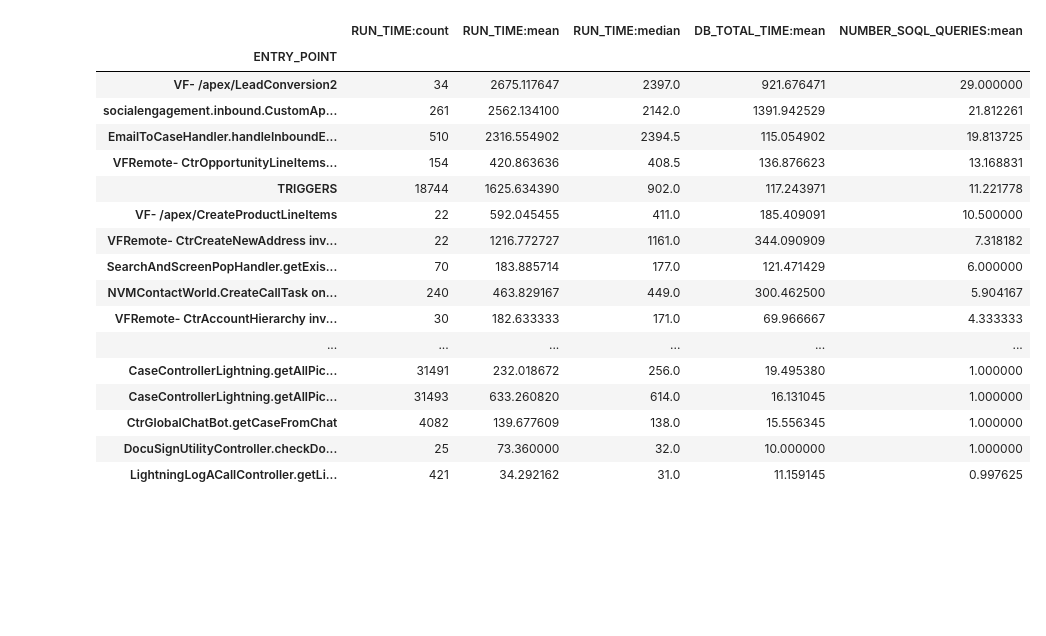
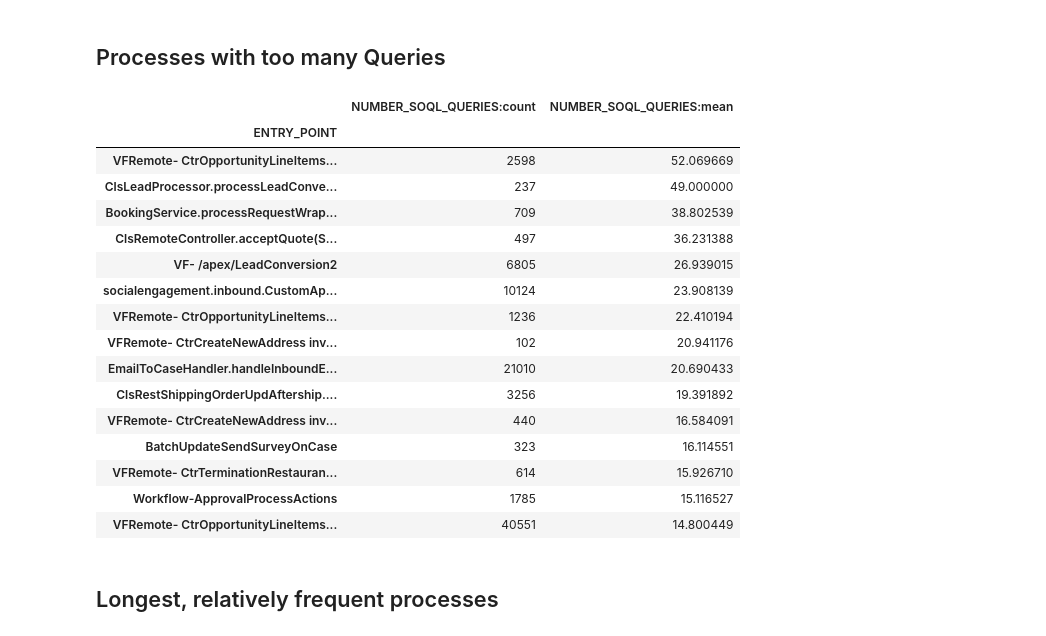
Before and after one commit to PeterTempflidh/monitoring-notbooks, a Jupyter notebook: analytics1_ApexExecution.ipynb, the cells around one changed output. Cells and saved outputs as stored; diff of their text form; code cells hidden in the pictures; blank space fills up the shorter version.

```diff
--- a/analytics1_ApexExecution.ipynb
+++ b/analytics1_ApexExecution.ipynb
@@ -15,3 +3,5 @@ apexdf.head()
+# %%
+apexdf = pd.read_csv('/Users/p.tempfli/prog/event-monitor-logfetch/data/0AT1r000008VLV8GAO.data.txt')
 # %%
 NUM_COLS = ['RUN_TIME', 'CPU_TIME', 'DB_TOTAL_TIME', 'NUMBER_SOQL_QUERIES', 'CALLOUT_TIME']
 apexdf[NUM_COLS].mean()
@@ -31,6 +31,11 @@ DB_TOTAL_TIME          35.0
 NUMBER_SOQL_QUERIES     2.0
 CALLOUT_TIME            0.0
 dtype: float64
+# %%
+def flatten(agg):
+    combi_cols = [col + ':' + fun for (col, fun) in  agg.columns]
+    combi_cols
+    agg.columns = combi_cols
 # %% [markdown]
 # Entry point stats
 
@@ -70,22 +97,28 @@ agg.sort_values(by='RUN_TIME:count', ascending=False)[0:40]
+# %% [markdown]
+## Processes with too many Queries
 # %%
-myagg = agg[agg['RUN_TIME:count'] > 20]
-myagg.sort_values(by='NUMBER_SOQL_QUERIES:mean', ascending=False)[0:40]
+agg = apexdf.groupby(['ENTRY_POINT']).agg({'NUMBER_SOQL_QUERIES' : ['count', 'mean']})
+flatten(agg)
+agg
+agg = agg[agg['NUMBER_SOQL_QUERIES:count'] > 100]
+agg.sort_values(by='NUMBER_SOQL_QUERIES:mean', ascending=False)[0:15]
 # %% [output]
-|  | RUN_TIME:count | RUN_TIME:mean | RUN_TIME:median | DB_TOTAL_TIME:mean | NUMBER_SOQL_QUERIES:mean |
-| ENTRY_POINT |  |  |  |  |  |
-| VF- /apex/LeadConversion2 | 34 | 2675.117647 | 2397.0 | 921.676471 | 29.000000 |
-| socialengagement.inbound.CustomAp... | 261 | 2562.134100 | 2142.0 | 1391.942529 | 21.812261 |
-| EmailToCaseHandler.handleInboundE... | 510 | 2316.554902 | 2394.5 | 115.054902 | 19.813725 |
-| VFRemote- CtrOpportunityLineItems... | 154 | 420.863636 | 408.5 | 136.876623 | 13.168831 |
-| TRIGGERS | 18744 | 1625.634390 | 902.0 | 117.243971 | 11.221778 |
-| VF- /apex/CreateProductLineItems | 22 | 592.045455 | 411.0 | 185.409091 | 10.500000 |
-| VFRemote- CtrCreateNewAddress inv... | 22 | 1216.772727 | 1161.0 | 344.090909 | 7.318182 |
-| SearchAndScreenPopHandler.getExis... | 70 | 183.885714 | 177.0 | 121.471429 | 6.000000 |
-| NVMContactWorld.CreateCallTask on... | 240 | 463.829167 | 449.0 | 300.462500 | 5.904167 |
-| VFRemote- CtrAccountHierarchy inv... | 30 | 182.633333 | 171.0 | 69.966667 | 4.333333 |
-| ... | ... | ... | ... | ... | ... |
-| CaseControllerLightning.getAllPic... | 31491 | 232.018672 | 256.0 | 19.495380 | 1.000000 |
-| CaseControllerLightning.getAllPic... | 31493 | 633.260820 | 614.0 | 16.131045 | 1.000000 |
-| CtrGlobalChatBot.getCaseFromChat | 4082 | 139.677609 | 138.0 | 15.556345 | 1.000000 |
-| DocuSignUtilityController.checkDo... | 25 | 73.360000 | 32.0 | 10.000000 | 1.000000 |
-| LightningLogACallController.getLi... | 421 | 34.292162 | 31.0 | 11.159145 | 0.997625 |
+|  | NUMBER_SOQL_QUERIES:count | NUMBER_SOQL_QUERIES:mean |
+| ENTRY_POINT |  |  |
+| VFRemote- CtrOpportunityLineItems... | 2598 | 52.069669 |
+| ClsLeadProcessor.processLeadConve... | 237 | 49.000000 |
+| BookingService.processRequestWrap... | 709 | 38.802539 |
+| ClsRemoteController.acceptQuote(S... | 497 | 36.231388 |
+| VF- /apex/LeadConversion2 | 6805 | 26.939015 |
+| socialengagement.inbound.CustomAp... | 10124 | 23.908139 |
+| VFRemote- CtrOpportunityLineItems... | 1236 | 22.410194 |
+| VFRemote- CtrCreateNewAddress inv... | 102 | 20.941176 |
+| EmailToCaseHandler.handleInboundE... | 21010 | 20.690433 |
+| ClsRestShippingOrderUpdAftership.... | 3256 | 19.391892 |
+| VFRemote- CtrCreateNewAddress inv... | 440 | 16.584091 |
+| BatchUpdateSendSurveyOnCase | 323 | 16.114551 |
+| VFRemote- CtrTerminationRestauran... | 614 | 15.926710 |
+| Workflow-ApprovalProcessActions | 1785 | 15.116527 |
+| VFRemote- CtrOpportunityLineItems... | 40551 | 14.800449 |
+# %% [markdown]
+## Longest, relatively frequent processes
```
Also changed, not shown: parts of 23 cells of this notebook, 1 other file.
